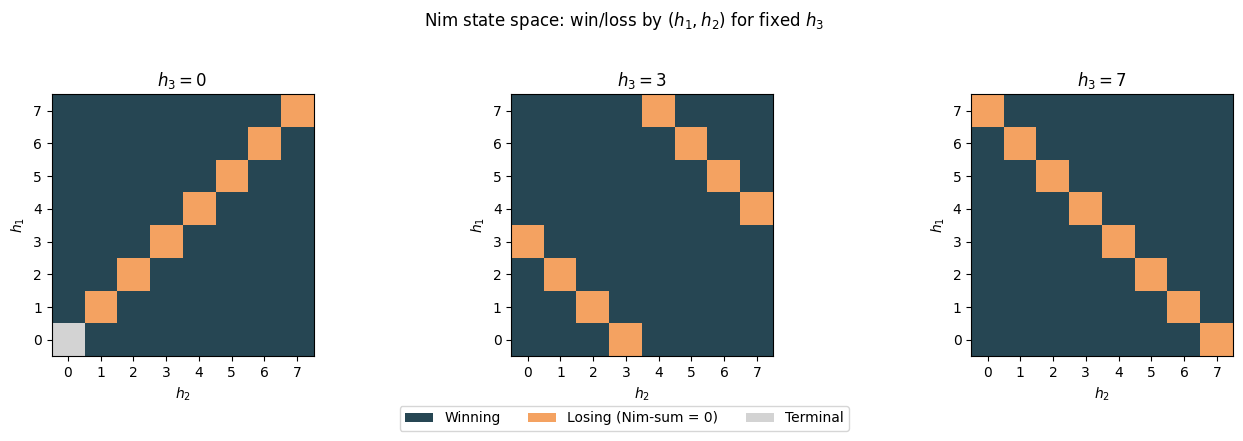
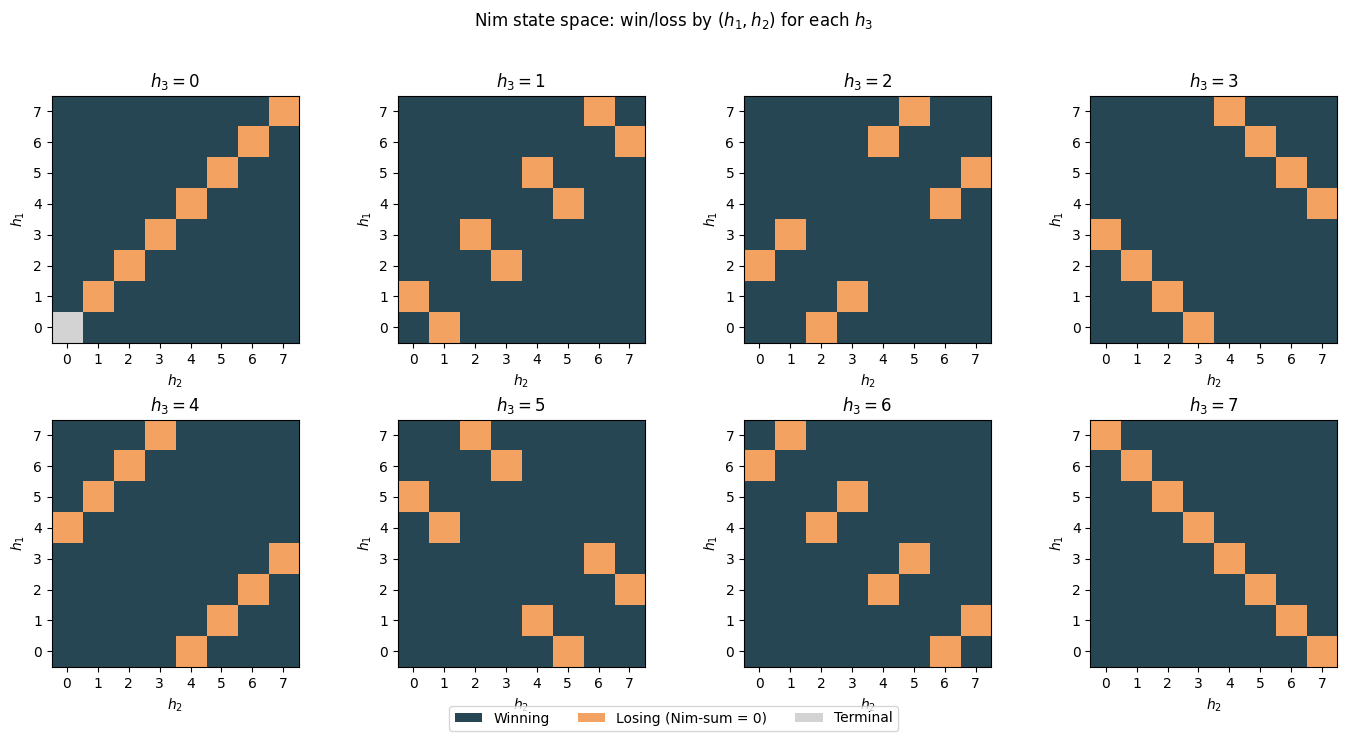
Unified diff of the notebook cell whose output changed from the first chart to the second:
--- before
+++ after
@@ -1,4 +1,5 @@
-fig, axes = plt.subplots(1, 3, figsize=(14, 4))
-for ax, h3 in zip(axes, [0, 3, 7]):
+fig, axes = plt.subplots(2, 4, figsize=(14, 7))
+cmap = plt.cm.colors.ListedColormap(["lightgrey", "#f4a261", "#264653"])
+for ax, h3 in zip(axes.flat, range(8)):
     grid = np.zeros((8, 8), dtype=int)
     for h1 in range(8):
@@ -8,6 +9,5 @@
             else:
                 grid[h1, h2] = 1 if (h1 ^ h2 ^ h3) != 0 else 0
-    cmap = plt.cm.colors.ListedColormap(["lightgrey", "#f4a261", "#264653"])
-    im = ax.imshow(grid, origin="lower", cmap=cmap, vmin=-1, vmax=1)
+    ax.imshow(grid, origin="lower", cmap=cmap, vmin=-1, vmax=1)
     ax.set_xlabel("$h_2$")
     ax.set_ylabel("$h_1$")
@@ -20,6 +20,6 @@
                    Patch(facecolor="#f4a261", label="Losing (Nim-sum = 0)"),
                    Patch(facecolor="lightgrey", label="Terminal")]
-fig.legend(handles=legend_elements, loc="lower center", ncol=3, bbox_to_anchor=(0.5, -0.05))
-fig.suptitle("Nim state space: win/loss by $(h_1, h_2)$ for fixed $h_3$", y=1.02)
+fig.legend(handles=legend_elements, loc="lower center", ncol=3, bbox_to_anchor=(0.5, -0.02))
+fig.suptitle("Nim state space: win/loss by $(h_1, h_2)$ for each $h_3$", y=1.02)
 plt.tight_layout()
 fig.savefig("../presentation/figures/nim_state_space.png", dpi=300, bbox_inches="tight")

Commit: docs(notebook): nim state-space heatmaps for all h3, in-memory experiment data